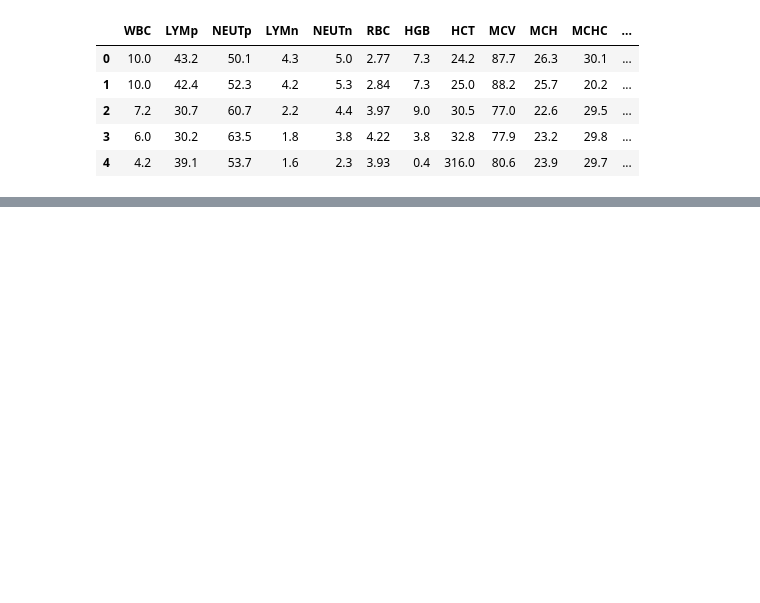
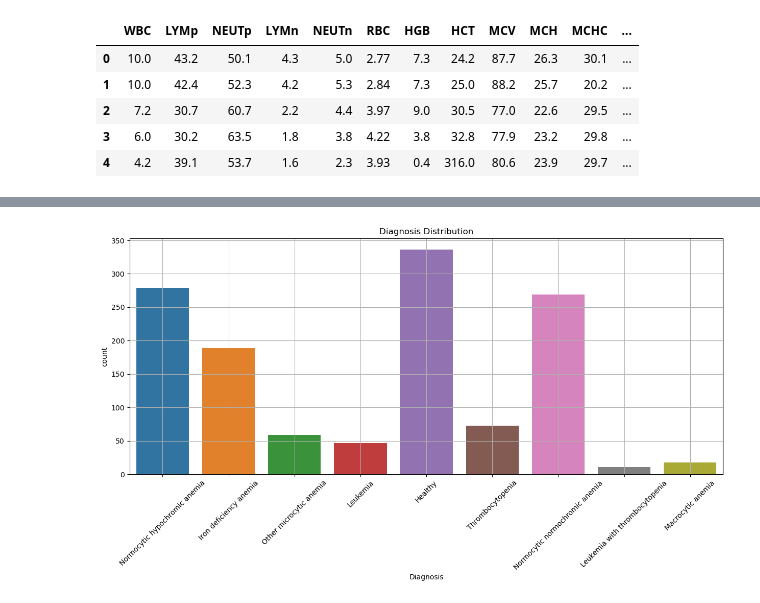
Before and after one commit to davidtabor0/Anemia_Classification, a Jupyter notebook: Anemia_Notebook.ipynb, the cells around one changed output, grey strips where cells are left out. Drawn from its saved outputs; the diff is of its cells as text; code cells hidden in the pictures; blank space fills up the shorter version.

```diff
--- a/Anemia_Notebook.ipynb
+++ b/Anemia_Notebook.ipynb
@@ -74,0 +133,9 @@ for column in df.columns:
+# %%
+plotter.figure(figsize=(15, 6))
+sns.countplot(data=df, x='Diagnosis')
+plotter.title('Diagnosis Distribution')
+plotter.xticks(rotation=45)
+plotter.grid()
+plotter.show()
+# %% [output]
+[figure, added]
```
Also changed, not shown: parts of 10 cells of this notebook.
